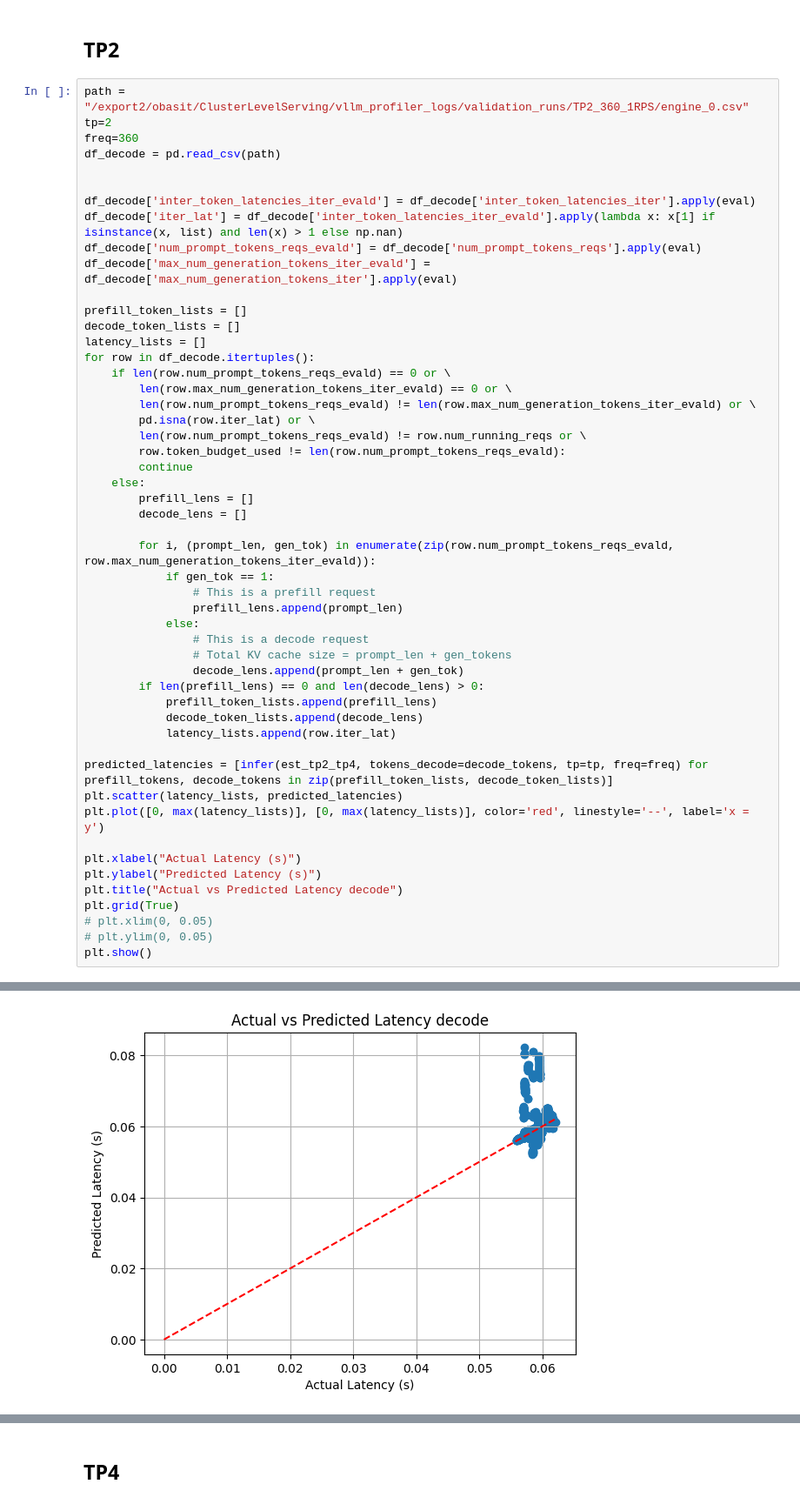
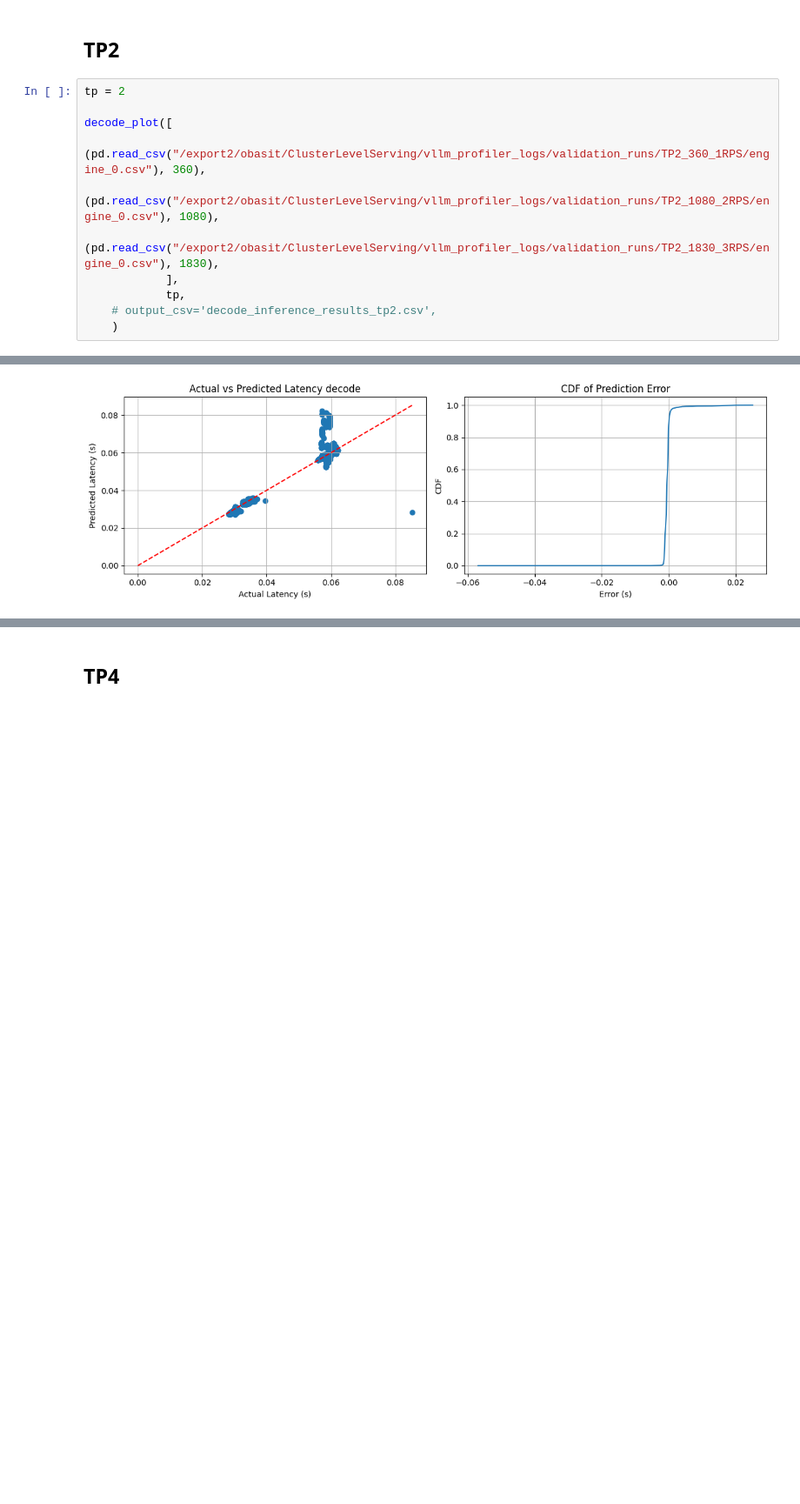
Before and after one commit to Louis-99/vllm-fork, a Jupyter notebook: additional_stuff/compare_real_v_pred_lats_mixed_lightgbm_linear.ipynb, the cells around one changed output, grey strips where cells are left out. Shown at 87% size. Drawn from its saved outputs; the diff is of its cells as text; blank space fills up the shorter version.

Commit message:
new latency models with additional training and monotonic contraint for tp2/tp4

```diff
--- a/additional_stuff/compare_real_v_pred_lats_mixed_lightgbm_linear.ipynb
+++ b/additional_stuff/compare_real_v_pred_lats_mixed_lightgbm_linear.ipynb
@@ -150,54 +241,14 @@ plt.show()
 # %% [markdown]
 ## TP2
 # %%
-path = "/export2/obasit/ClusterLevelServing/vllm_profiler_logs/validation_runs/TP2_360_1RPS/engine_0.csv"
-tp=2
-freq=360
-df_decode = pd.read_csv(path)
+tp = 2
 
-
-df_decode['inter_token_latencies_iter_evald'] = df_decode['inter_token_latencies_iter'].apply(eval)
-df_decode['iter_lat'] = df_decode['inter_token_latencies_iter_evald'].apply(lambda x: x[1] if isinstance(x, list) and len(x) > 1 else np.nan)
-df_decode['num_prompt_tokens_reqs_evald'] = df_decode['num_prompt_tokens_reqs'].apply(eval)
-df_decode['max_num_generation_tokens_iter_evald'] = df_decode['max_num_generation_tokens_iter'].apply(eval)
-
-prefill_token_lists = []
-decode_token_lists = []
-latency_lists = []
-for row in df_decode.itertuples():
-    if len(row.num_prompt_tokens_reqs_evald) == 0 or \
-        len(row.max_num_generation_tokens_iter_evald) == 0 or \
-        len(row.num_prompt_tokens_reqs_evald) != len(row.max_num_generation_tokens_iter_evald) or \
-        pd.isna(row.iter_lat) or \
-        len(row.num_prompt_tokens_reqs_evald) != row.num_running_reqs or \
-        row.token_budget_used != len(row.num_prompt_tokens_reqs_evald):
-        continue
-    else:
-        prefill_lens = []
-        decode_lens = []
-
-        for i, (prompt_len, gen_tok) in enumerate(zip(row.num_prompt_tokens_reqs_evald, row.max_num_generation_tokens_iter_evald)):
-            if gen_tok == 1:
-                # This is a prefill request
-                prefill_lens.append(prompt_len)
-            else:
-                # This is a decode request
-                # Total KV cache size = prompt_len + gen_tokens
-                decode_lens.append(prompt_len + gen_tok)
-        if len(prefill_lens) == 0 and len(decode_lens) > 0:
-            prefill_token_lists.append(prefill_lens)
-            decode_token_lists.append(decode_lens)
-            latency_lists.append(row.iter_lat)
-
-predicted_latencies = [infer(est_tp2_tp4, tokens_decode=decode_tokens, tp=tp, freq=freq) for prefill_tokens, decode_tokens in zip(prefill_token_lists, decode_token_lists)]
-plt.scatter(latency_lists, predicted_latencies)
-plt.plot([0, max(latency_lists)], [0, max(latency_lists)], color='red', linestyle='--', label='x = y')
-
-plt.xlabel("Actual Latency (s)")
-plt.ylabel("Predicted Latency (s)")
-plt.title("Actual vs Predicted Latency decode")
-plt.grid(True)
-# plt.xlim(0, 0.05)
-# plt.ylim(0, 0.05)
-plt.show()
+decode_plot([
+                (pd.read_csv("/export2/obasit/ClusterLevelServing/vllm_profiler_logs/validation_runs/TP2_360_1RPS/engine_0.csv"), 360),
+                (pd.read_csv("/export2/obasit/ClusterLevelServing/vllm_profiler_logs/validation_runs/TP2_1080_2RPS/engine_0.csv"), 1080),
+                (pd.read_csv("/export2/obasit/ClusterLevelServing/vllm_profiler_logs/validation_runs/TP2_1830_3RPS/engine_0.csv"), 1830),
+            ],
+            tp,
+    # output_csv='decode_inference_results_tp2.csv',
+    )
 # %% [output]
@@ -204 +256 @@ plt.show()
-[figure, old version]
+[figure, new version]
```
Also changed, not shown: parts of 25 cells of this notebook, 4 other files.
